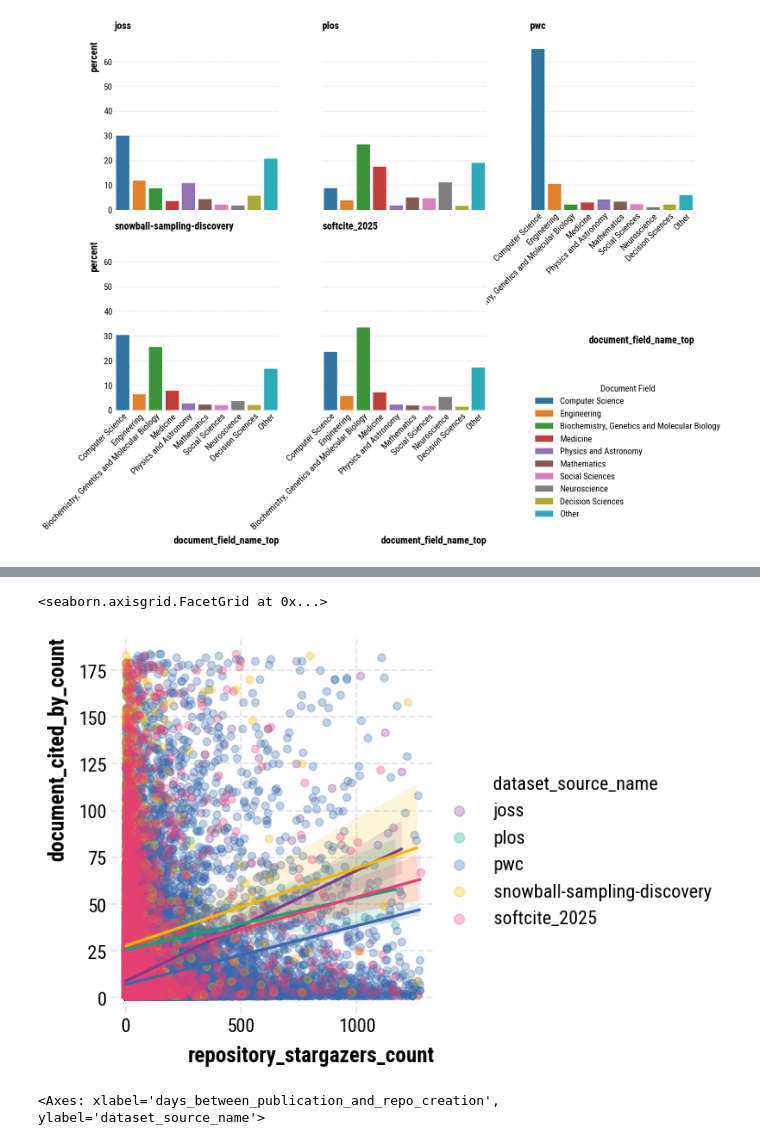
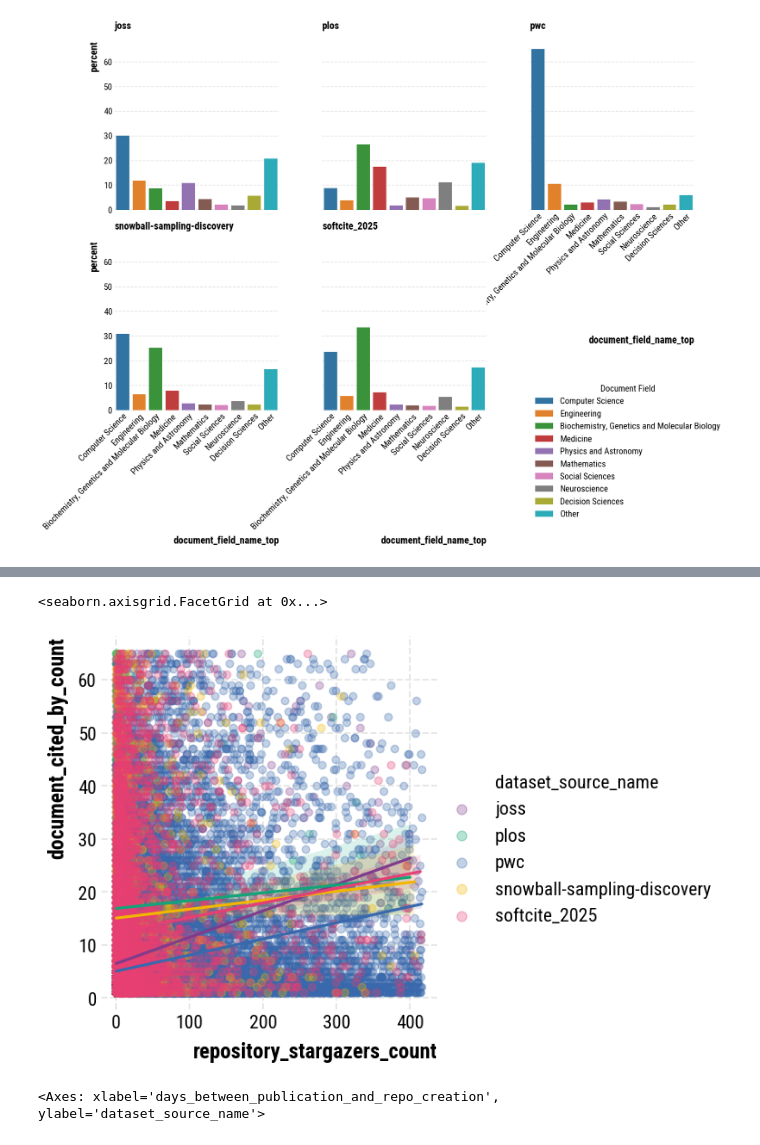
Before and after one commit to evamaxfield/rs-graph, a Jupyter notebook: notebooks/snowball-sampling-growth.ipynb, the cells around one changed output, grey strips where cells are left out. Drawn from its saved outputs; the diff is of its cells as text; code cells hidden in the pictures.

```diff
--- a/notebooks/snowball-sampling-growth.ipynb
+++ b/notebooks/snowball-sampling-growth.ipynb
@@ -633,25 +633,25 @@ sns.histplot(
 # %%
 # Drop outliers in cited_by_count for better visualization
 df_star_cite_corr = df.filter(
-    (pl.col("document_cited_by_count") > pl.col("document_cited_by_count").quantile(0.01))
-    & (pl.col("document_cited_by_count") < pl.col("document_cited_by_count").quantile(0.99))
-    & (pl.col("repository_stargazers_count") > pl.col("repository_stargazers_count").quantile(0.01))
-    & (pl.col("repository_stargazers_count") < pl.col("repository_stargazers_count").quantile(0.99))
+    (pl.col("document_cited_by_count") > pl.col("document_cited_by_count").quantile(0.03))
+    & (pl.col("document_cited_by_count") < pl.col("document_cited_by_count").quantile(0.97))
+    & (pl.col("repository_stargazers_count") > pl.col("repository_stargazers_count").quantile(0.03))
+    & (pl.col("repository_stargazers_count") < pl.col("repository_stargazers_count").quantile(0.97))
 )
 
 # Correlate repo stars with cited_by_count
 sns.lmplot(
     data=df_star_cite_corr,
     x="repository_stargazers_count",
     y="document_cited_by_count",
     hue="dataset_source_name",
     hue_order=dataset_source_names,
     palette=CMAPS_BOLD_PALETTE[:5],
     scatter_kws={"alpha": 0.3},
 )
 # %% [output]
 <seaborn.axisgrid.FacetGrid at 0x...>
-[figure, old version]
+[figure, new version]
 # %%
 # Create a column of datetime difference between document publication date and repository creation date
 df = df.with_columns(
```
Also changed, not shown: parts of 6 cells of this notebook.
